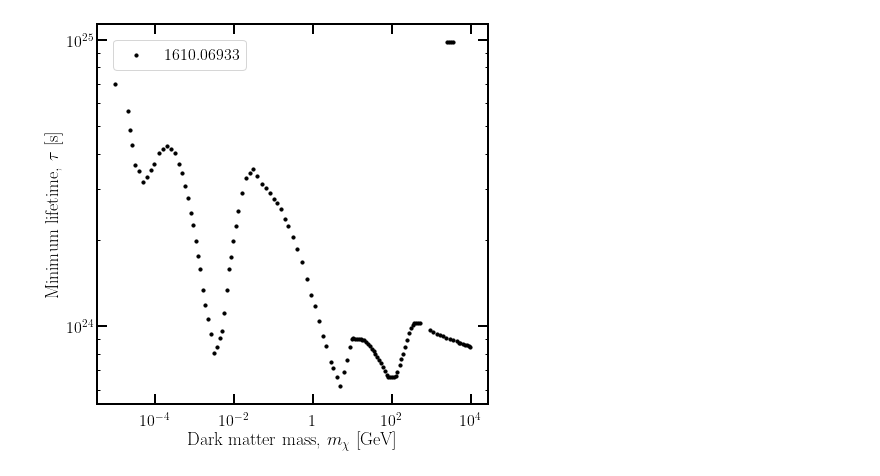
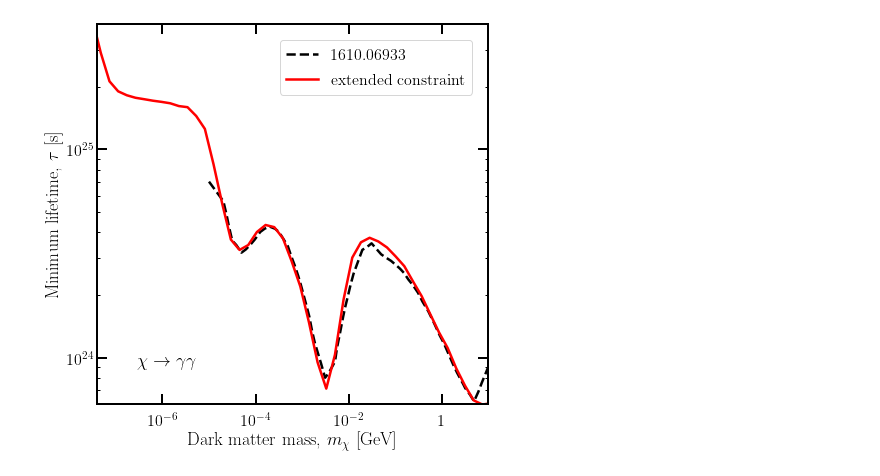
Before and after one commit to hongwanliu/DarkHistory, a Jupyter notebook: examples/DH_Upgrade/New_Results/anisotropy_constraints.ipynb, the cells around one changed output. Drawn from its saved outputs; the diff is of its cells as text; code cells hidden in the pictures.

Commit message:
made notebooks for extending CMB anisotropy constraints

```diff
--- a/examples/DH_Upgrade/New_Results/anisotropy_constraints.ipynb
+++ b/examples/DH_Upgrade/New_Results/anisotropy_constraints.ipynb
@@ -129,28 +129,30 @@ f_CLW = np.array([
 # %%
 # Load data
 data_list = []
-#dir_str = '/scratch/gpfs/hongwanl/DarkHistory/full_distortion/max_CMB_nmax_200_Puchwein/'
-dir_str = '/Users/viviesque/Dropbox (MIT)/DarkHistory_V2/data/WQ_nmax_200_runs/'
+dir_str = '/Users/viviesque/Dropbox (MIT)/DarkHistory_V2/data/HL_CMB_anisotropy/'
 
 directory = os.fsencode(dir_str)
-skip = 1
 
-for file in tqdm(sorted(os.listdir(directory))[::skip]):
+for file in tqdm(sorted(os.listdir(directory))):
     filename = os.fsdecode(file)
     data_list.append(pickle.load(open(dir_str+filename, 'rb')))
 
 # Make lists of masses and f_Hion[300]
-mDM_list = np.zeros(40)
-fHion_list = np.zeros(40)
+mDM_list = np.zeros(60)
+fHion_list = np.zeros(60)
 
 count = 0
 for i, datum in enumerate(data_list):
     if datum['DM_params']['pri'] == 'phot' and datum['DM_params']['DM_process'] == 'decay':
         mDM_list[count] = datum['DM_params']['mDM']
-        fHion_list[count] = datum['data'][-1]['f']['H ion'][144]
+        fHion_list[count] = datum['data']['f']['H ion'][144]
         count+=1
 # %% [output]
 [interactive output not drawn]
+# %%
+sort_inds = np.argsort(mDM_list)
+mDM_list = mDM_list[sort_inds]
+fHion_list = fHion_list[sort_inds]
 # %%
 plt.figure(figsize=(7,7))
 plt.loglog()
@@ -177,13 +179,20 @@ plt.show()
 # %%
-mDM_list = np.logspace(4,12.98,num=100)
+plt.figure(figsize=(7,7))
+ax = plt.gca()
 
-plt.figure(figsize=(7,7))
 plt.loglog()
-plt.scatter(np.transpose(decay_phot_CMB_raw)[0,:], np.transpose(decay_phot_CMB_raw)[1,:],
-            label='1610.06933', color='k', s=10)
+plt.plot(np.transpose(decay_phot_CMB_raw)[0,:], decay_phot_CMB(np.transpose(decay_phot_CMB_raw)[0,:]),
+            label='1610.06933', color='k', linestyle='--')
+plt.plot(mDM_list/1e9, 4.8e25 * fHion_list,
+         label='extended constraint', color='r')
+
+plt.axis([4e-8,10,6e23,4e25])
 plt.xlabel(r'Dark matter mass, $m_\chi$ [GeV]')
 plt.ylabel(r'Minimum lifetime, $\tau$ [s]')
+plt.text(0.1, 0.1, r'$\chi \rightarrow \gamma\gamma$',
+         fontsize = 18, transform = ax.transAxes)
 plt.legend()
+plt.savefig(fig_dir+'anisotropy_constraint.pdf')
 plt.show()
 # %% [output]
-[figure, old version]
+[figure, new version]
```
Also changed, not shown: parts of 2 cells of this notebook, 1 other file.
